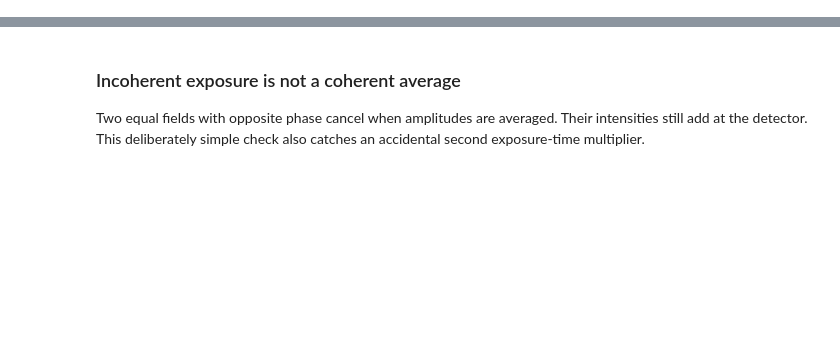
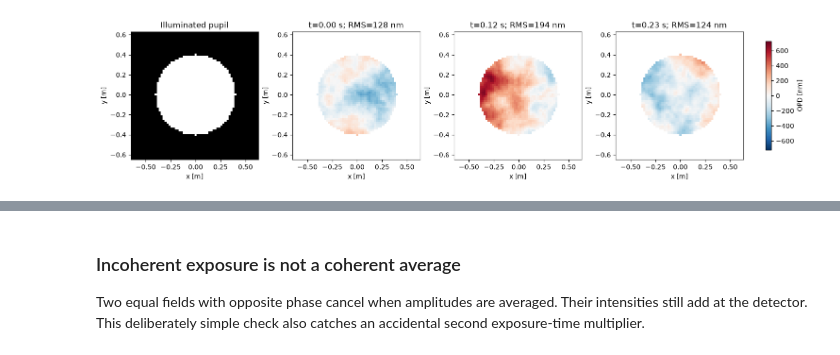
Before and after one commit to bidou2002/fiatlux, a Jupyter notebook: tutorials/12_named_latent_dimensions.ipynb, the cells around one changed output, grey strips where cells are left out. Saved outputs shown, nothing was run; the diff lists cells and outputs as text; code cells hidden in the pictures; blank space fills up the shorter version.

Commit message:
Show atmosphere-buffer images and numerical evidence in tutorial

```diff
--- a/tutorials/12_named_latent_dimensions.ipynb
+++ b/tutorials/12_named_latent_dimensions.ipynb
@@ -95,0 +89,30 @@ plt.show()
+# %%
+def table(headers, rows):
+    body = '<tr>' + ''.join(f'<th>{escape(str(h))}</th>' for h in headers) + '</tr>'
+    for row in rows:
+        body += '<tr>' + ''.join(f'<td>{escape(str(v))}</td>' for v in row) + '</tr>'
+    display(HTML('<table style="border-collapse:collapse;text-align:right">' + body + '</table>'))
+
+def extent(g, unit=1):
+    return [(float(g.x[0])-g.dx/2)/unit, (float(g.x[-1])+g.dx/2)/unit,
+            (float(g.y[0])-g.dy/2)/unit, (float(g.y[-1])+g.dy/2)/unit]
+
+def array(t):
+    return t.detach().cpu().numpy()
+
+main = results['MFT monochromatic Fraunhofer']
+field = main['field']
+area = field.grid.dx*field.grid.dy
+rates = field.intensity().sum(-3)*area
+mean_rate = main['counts']/(T*dt)
+active = mono.intensity().sum(0)>0
+rms_nm = opd[:, active].std(dim=-1, correction=0)*1e9
+table(['Quantity','Value'], [
+    ['Pupil diameter / sampling', f'{diameter} m / {grid.dx} m'],
+    ['Wavelength', '1.1 µm (polychromatic cases: 1.075–1.125 µm)'],
+    ['Atmosphere', 'Independent Kolmogorov screens; r0=0.12 m at 500 nm; seed=902'],
+    ['Samples / cadence / exposure', f'{T} / {dt} s / {T*dt:.2f} s'],
+    ['OPD → input Field → propagated Field', f'{tuple(opd.shape)} → {(T,1,64,64)} → {tuple(field.complex_amplitude.shape)}'],
+    ['OPD RMS across the pupil', f'{rms_nm.min():.1f}–{rms_nm.max():.1f} nm'],
+    ['Detector', 'QE=1; no photon, dark or read noise; no digitization'],
+])
@@ -95,0 +132,15 @@ plt.show()
+# %%
+indices = [0, T//2, T-1]
+fig, axes = plt.subplots(1, 4, figsize=(15,3.5), constrained_layout=True)
+axes[0].imshow(array(active), origin='lower', extent=extent(grid), cmap='gray', vmin=0, vmax=1)
+axes[0].set_title('Illuminated pupil')
+limit = float(opd[:,active].abs().max()*1e9)
+for ax,i in zip(axes[1:],indices):
+    im=ax.imshow(np.ma.masked_where(~array(active), array(opd[i]*1e9)), origin='lower',
+                 extent=extent(grid), cmap='RdBu_r', vmin=-limit, vmax=limit)
+    ax.set_title(f't={i*dt:.2f} s; RMS={rms_nm[i]:.0f} nm')
+fig.colorbar(im, ax=list(axes[1:]), label='OPD [nm]', shrink=.8)
+for ax in axes: ax.set(xlabel='x [m]',ylabel='y [m]')
+plt.show()
+# %% [output]
+[figure, added]
```
Also changed, not shown: parts of 21 cells of this notebook.
